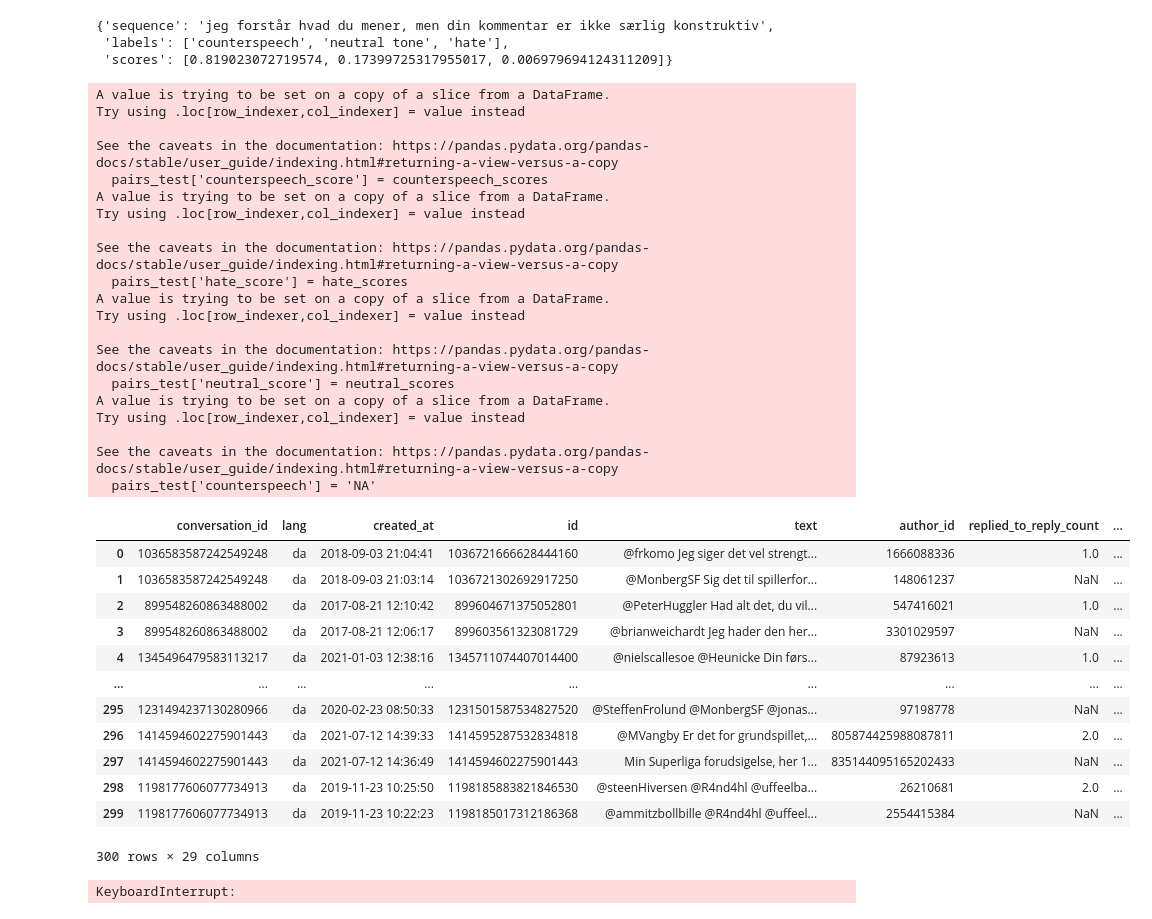
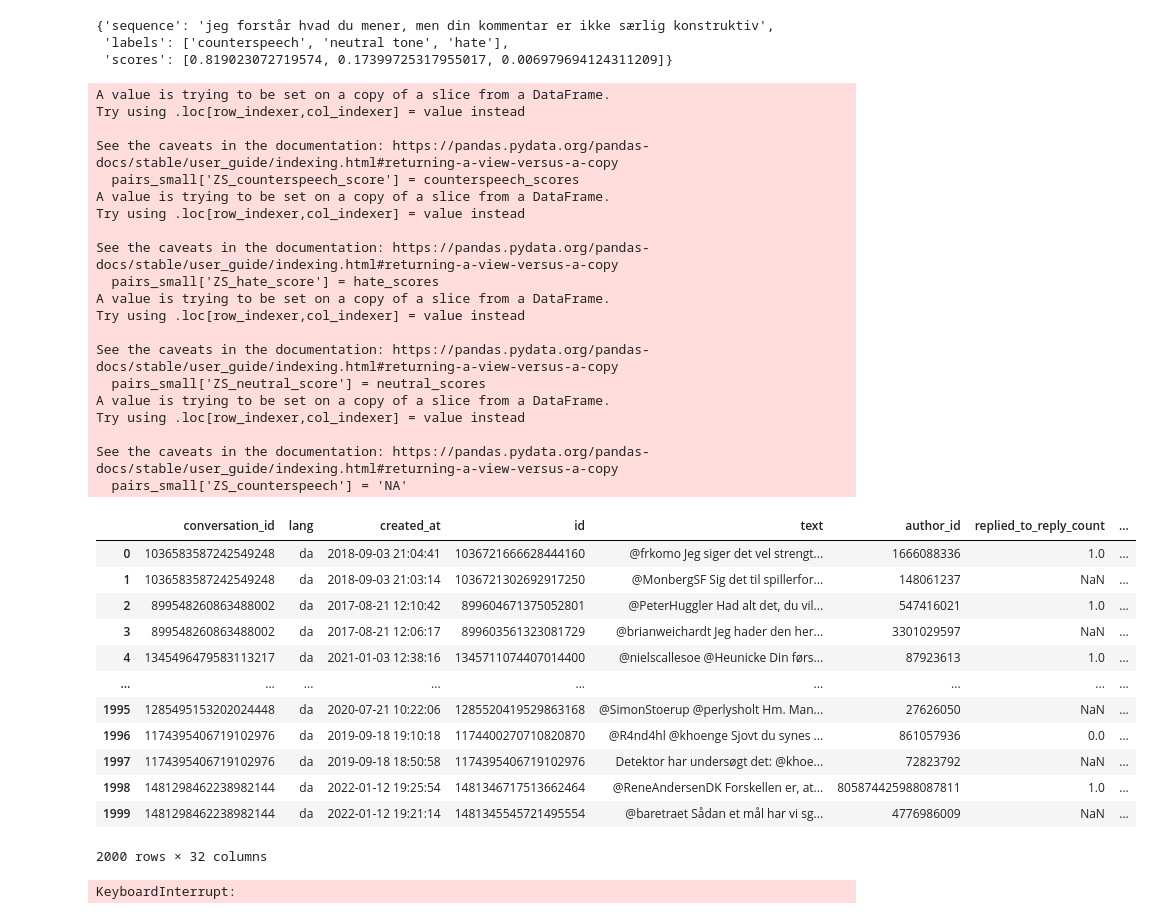
Before and after one commit to idadencker/STANDBY_IDA, a Jupyter notebook: Creating dataset of reference tweets/Scripts/Testing_counterspeech_classifiers.ipynb, the cells around one changed output. Drawn from its saved outputs; the diff is of its cells as text; code cells hidden in the pictures.

Commit message:
testing hate classifiers

```diff
--- a/Creating dataset of reference tweets/Scripts/Testing_counterspeech_classifiers.ipynb
+++ b/Creating dataset of reference tweets/Scripts/Testing_counterspeech_classifiers.ipynb
@@ -67,0 +71,4 @@ dtype: object
+# %%
+#Make a test df to work with
+
+pairs_small= pairs.head(2000)
@@ -111,10 +191,7 @@ pipe_1(sequence_to_classify_2, candidate_labels)
  'labels': ['counterspeech', 'neutral tone', 'hate'],
  'scores': [0.819023072719574, 0.17399725317955017, 0.006979694124311209]}
 # %%
-# on test data
-
-from tqdm import tqdm
-pairs_test= pairs.head(300)
+# on test data (translated)
 
 # Candidate labels
 candidate_labels = ['counterspeech', 'hate', 'neutral tone']
@@ -125,7 +202,7 @@ hate_scores = []
 neutral_scores = []
 
 # Iterate over each text
-for text in (tqdm(pairs_test['text'], desc= "Extracting scores")) :
+for text in (tqdm(pairs_small['translated'], desc= "Extracting scores")) :
     result = pipe_1(text, candidate_labels)
     # Extract the scores
     counterspeech_score = dict(zip(result['labels'], result['scores']))['counterspeech']
@@ -137,54 +214,54 @@ for text in (tqdm(pairs_test['text'], desc= "Extracting scores")) :
     neutral_scores.append(neutral_score)
 
 # Add the scores as a new column in the DataFrame
-pairs_test['counterspeech_score'] = counterspeech_scores
-pairs_test['hate_score'] = hate_scores
-pairs_test['neutral_score'] = neutral_scores
+pairs_small['ZS_counterspeech_score'] = counterspeech_scores
+pairs_small['ZS_hate_score'] = hate_scores
+pairs_small['ZS_neutral_score'] = neutral_scores
 
 
 # Initialize the 'counterspeech' column with 'NA'
-pairs_test['counterspeech'] = 'NA'
+pairs_small['ZS_counterspeech'] = 'NA'
 
 # Update the 'counterspeech' column based on the 'counterspeech_score'
-for index, row in pairs_test.iterrows():
-    if row['counterspeech_score'] > 0.8:
-        pairs_test.at[index, 'counterspeech'] = 'yes'
+for index, row in pairs_small.iterrows():
+    if row['ZS_counterspeech_score'] > 0.8:
+        pairs_small.at[index, 'ZS_counterspeech'] = 'yes'
     else:
-        pairs_test.at[index, 'counterspeech'] = 'no'
+        pairs_small.at[index, 'ZS_counterspeech'] = 'no'
 
 
-pairs_test
+pairs_small
 # %% [output]
 A value is trying to be set on a copy of a slice from a DataFrame.
 Try using .loc[row_indexer,col_indexer] = value instead
 
 See the caveats in the documentation: https://pandas.pydata.org/pandas-docs/stable/user_guide/indexing.html#returning-a-view-versus-a-copy
-  pairs_test['counterspeech_score'] = counterspeech_scores
+  pairs_small['ZS_counterspeech_score'] = counterspeech_scores
 A value is trying to be set on a copy of a slice from a DataFrame.
 Try using .loc[row_indexer,col_indexer] = value instead
 
 See the caveats in the documentation: https://pandas.pydata.org/pandas-docs/stable/user_guide/indexing.html#returning-a-view-versus-a-copy
-  pairs_test['hate_score'] = hate_scores
+  pairs_small['ZS_hate_score'] = hate_scores
 A value is trying to be set on a copy of a slice from a DataFrame.
 Try using .loc[row_indexer,col_indexer] = value instead
 
 See the caveats in the documentation: https://pandas.pydata.org/pandas-docs/stable/user_guide/indexing.html#returning-a-view-versus-a-copy
-  pairs_test['neutral_score'] = neutral_scores
+  pairs_small['ZS_neutral_score'] = neutral_scores
 A value is trying to be set on a copy of a slice from a DataFrame.
 Try using .loc[row_indexer,col_indexer] = value instead
 
 See the caveats in the documentation: https://pandas.pydata.org/pandas-docs/stable/user_guide/indexing.html#returning-a-view-versus-a-copy
-  pairs_test['counterspeech'] = 'NA'
+  pairs_small['ZS_counterspeech'] = 'NA'
 |  | conversation_id | lang | created_at | id | text | author_id | replied_to_reply_count | ... |
 | 0 | 1036583587242549248 | da | 2018-09-03 21:04:41 | 1036721666628444160 | @frkomo Jeg siger det vel strengt... | 1666088336 | 1.0 | ... |
 | 1 | 1036583587242549248 | da | 2018-09-03 21:03:14 | 1036721302692917250 | @MonbergSF Sig det til spillerfor... | 148061237 | NaN | ... |
 | 2 | 899548260863488002 | da | 2017-08-21 12:10:42 | 899604671375052801 | @PeterHuggler Had alt det, du vil... | 547416021 | 1.0 | ... |
 | 3 | 899548260863488002 | da | 2017-08-21 12:06:17 | 899603561323081729 | @brianweichardt Jeg hader den her... | 3301029597 | NaN | ... |
 | 4 | 1345496479583113217 | da | 2021-01-03 12:38:16 | 1345711074407014400 | @nielscallesoe @Heunicke Din førs... | 87923613 | 1.0 | ... |
 | ... | ... | ... | ... | ... | ... | ... | ... | ... |
-| 295 | 1231494237130280966 | da | 2020-02-23 08:50:33 | 1231501587534827520 | @SteffenFrolund @MonbergSF @jonas... | 97198778 | NaN | ... |
-| 296 | 1414594602275901443 | da | 2021-07-12 14:39:33 | 1414595287532834818 | @MVangby Er det for grundspillet,... | 805874425988087811 | 2.0 | ... |
-| 297 | 1414594602275901443 | da | 2021-07-12 14:36:49 | 1414594602275901443 | Min Superliga forudsigelse, her 1... | 835144095165202433 | NaN | ... |
-| 298 | 1198177606077734913 | da | 2019-11-23 10:25:50 | 1198185883821846530 | @steenHiversen @R4nd4hl @uffeelba... | 26210681 | 2.0 | ... |
-| 299 | 1198177606077734913 | da | 2019-11-23 10:22:23 | 1198185017312186368 | @ammitzbollbille @R4nd4hl @uffeel... | 2554415384 | NaN | ... |
+| 1995 | 1285495153202024448 | da | 2020-07-21 10:22:06 | 1285520419529863168 | @SimonStoerup @perlysholt Hm. Man... | 27626050 | NaN | ... |
+| 1996 | 1174395406719102976 | da | 2019-09-18 19:10:18 | 1174400270710820870 | @R4nd4hl @khoenge Sjovt du synes ... | 861057936 | 0.0 | ... |
+| 1997 | 1174395406719102976 | da | 2019-09-18 18:50:58 | 1174395406719102976 | Detektor har undersøgt det: @khoe... | 72823792 | NaN | ... |
+| 1998 | 1481298462238982144 | da | 2022-01-12 19:25:54 | 1481346717513662464 | @ReneAndersenDK Forskellen er, at... | 805874425988087811 | 1.0 | ... |
+| 1999 | 1481298462238982144 | da | 2022-01-12 19:21:14 | 1481345545721495554 | @baretraet Sådan et mål har vi sg... | 4776986009 | NaN | ... |
-300 rows × 29 columns
+2000 rows × 32 columns
```
Also changed, not shown: parts of 27 cells of this notebook.
